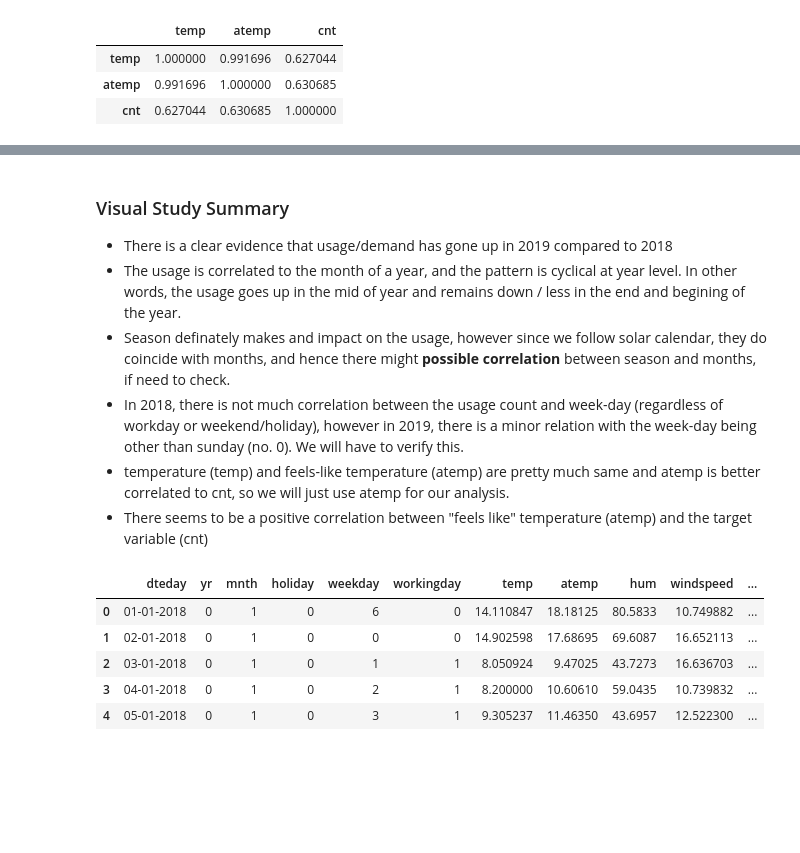
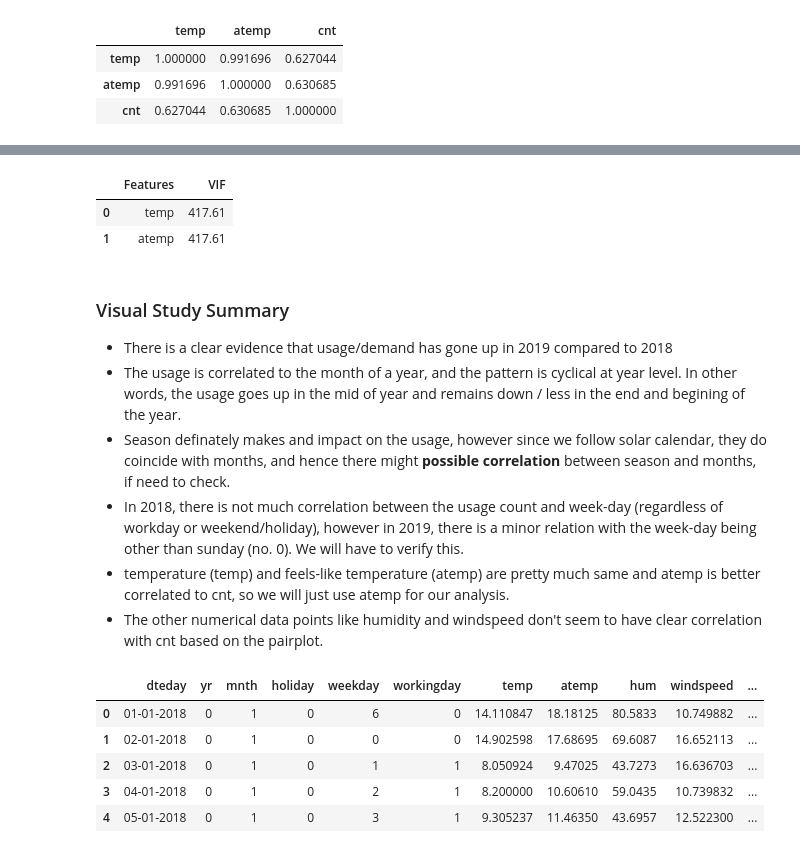
Before and after one commit to porechajp/bike_sharing, a Jupyter notebook: bike-sharing-regression.ipynb, the cells around one changed output, grey strips where cells are left out. Saved outputs shown, nothing was run; the diff lists cells and outputs as text; code cells hidden in the pictures; blank space fills up the shorter version.

```diff
--- a/bike-sharing-regression.ipynb
+++ b/bike-sharing-regression.ipynb
@@ -225,3 +234,18 @@ sns.regplot(data=data,x='atemp',y='cnt')
+# %%
+# following is to make sure our hunch of temp and atemp having high multicolinearity is correct
+vif=pd.DataFrame()
+temp_atemp_df = data[['temp','atemp']]
+vif['Features']=temp_atemp_df.columns
+vif['VIF']= [variance_inflation_factor(temp_atemp_df.values,i) for i in range(temp_atemp_df.shape[1])]
+vif['VIF'] = round(vif['VIF'],2)
+vif = vif.sort_values(by='VIF',ascending=False)
+vif
+
+# and it did come out as 417 which is extremly high and only one of them should be used
+# %% [output]
+|  | Features | VIF |
+| 0 | temp | 417.61 |
+| 1 | atemp | 417.61 |
 # %% [markdown]
 ### Visual Study Summary
 * There is a clear evidence that usage/demand has gone up in 2019 compared to 2018
@@ -229,7 +253,7 @@ sns.regplot(data=data,x='atemp',y='cnt')
 * Season definately makes and impact on the usage, however since we follow solar calendar, they do coincide with months, and hence there might **possible correlation** between season and months, if need to check.
 * In 2018, there is not much correlation between the usage count and week-day (regardless of workday or weekend/holiday), however in 2019, there is a minor relation with the week-day being other than sunday (no. 0). We will have to verify this.
 * temperature (temp) and feels-like temperature (atemp) are pretty much same and atemp is better correlated to cnt, so we will just use atemp for our analysis.
-* There seems to be a positive correlation between "feels like" temperature (atemp) and the target variable (cnt)
+* The other numerical data points like humidity and windspeed don't seem to have clear correlation with cnt based on the pairplot.
 # %%
 data = pd.get_dummies(data,columns=["season"], drop_first=True,prefix="s")
 data = pd.get_dummies(data,columns=["weathersit"], drop_first=True,prefix="w")
```
Also changed, not shown: parts of 18 cells of this notebook, 1 other file.
